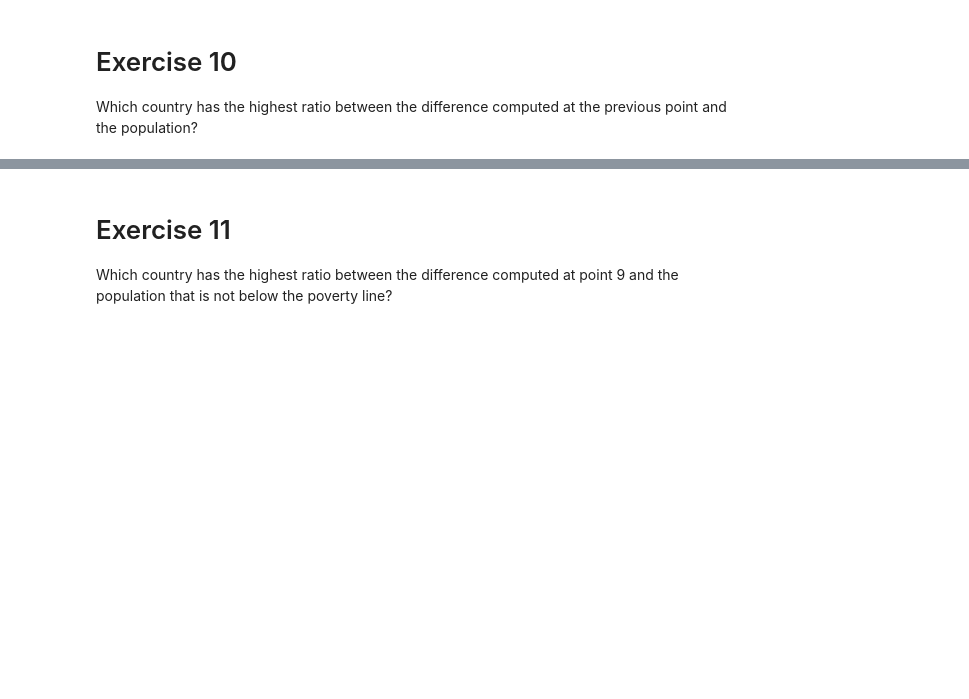
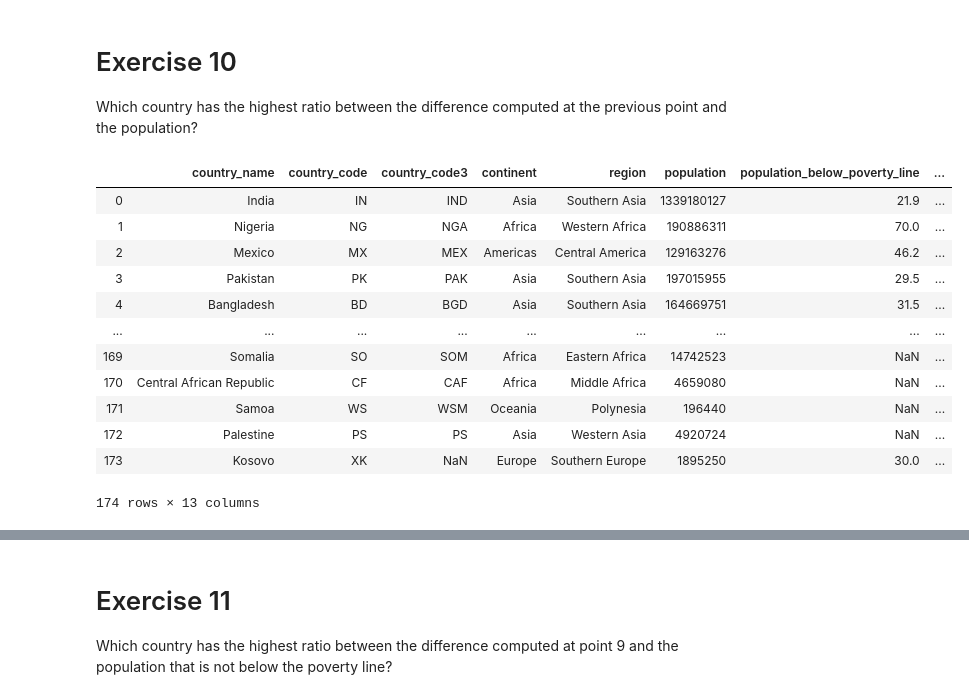
Before and after one commit to msartori10/Computer_Science, a Jupyter notebook: Exam.ipynb, the cells around one changed output, grey strips where cells are left out. Drawn from its saved outputs; the diff is of its cells as text; code cells hidden in the pictures; blank space fills up the shorter version.

```diff
--- a/Exam.ipynb
+++ b/Exam.ipynb
@@ -111,3 +345,20 @@ For each country, compute the difference between the overall amount of money len
 # %% [markdown]
 # Exercise 10
 Which country has the highest ratio between the difference computed at the previous point and the population?
+# %%
+countries = pd.read_csv('Data\country_stats.csv')
+countries
+# %% [output]
+|  | country_name | country_code | country_code3 | continent | region | population | population_below_poverty_line | ... |
+| 0 | India | IN | IND | Asia | Southern Asia | 1339180127 | 21.9 | ... |
+| 1 | Nigeria | NG | NGA | Africa | Western Africa | 190886311 | 70.0 | ... |
+| 2 | Mexico | MX | MEX | Americas | Central America | 129163276 | 46.2 | ... |
+| 3 | Pakistan | PK | PAK | Asia | Southern Asia | 197015955 | 29.5 | ... |
+| 4 | Bangladesh | BD | BGD | Asia | Southern Asia | 164669751 | 31.5 | ... |
+| ... | ... | ... | ... | ... | ... | ... | ... | ... |
+| 169 | Somalia | SO | SOM | Africa | Eastern Africa | 14742523 | NaN | ... |
+| 170 | Central African Republic | CF | CAF | Africa | Middle Africa | 4659080 | NaN | ... |
+| 171 | Samoa | WS | WSM | Oceania | Polynesia | 196440 | NaN | ... |
+| 172 | Palestine | PS | PS | Asia | Western Asia | 4920724 | NaN | ... |
+| 173 | Kosovo | XK | NaN | Europe | Southern Europe | 1895250 | 30.0 | ... |
+174 rows × 13 columns
```
Also changed, not shown: parts of 30 cells of this notebook.
